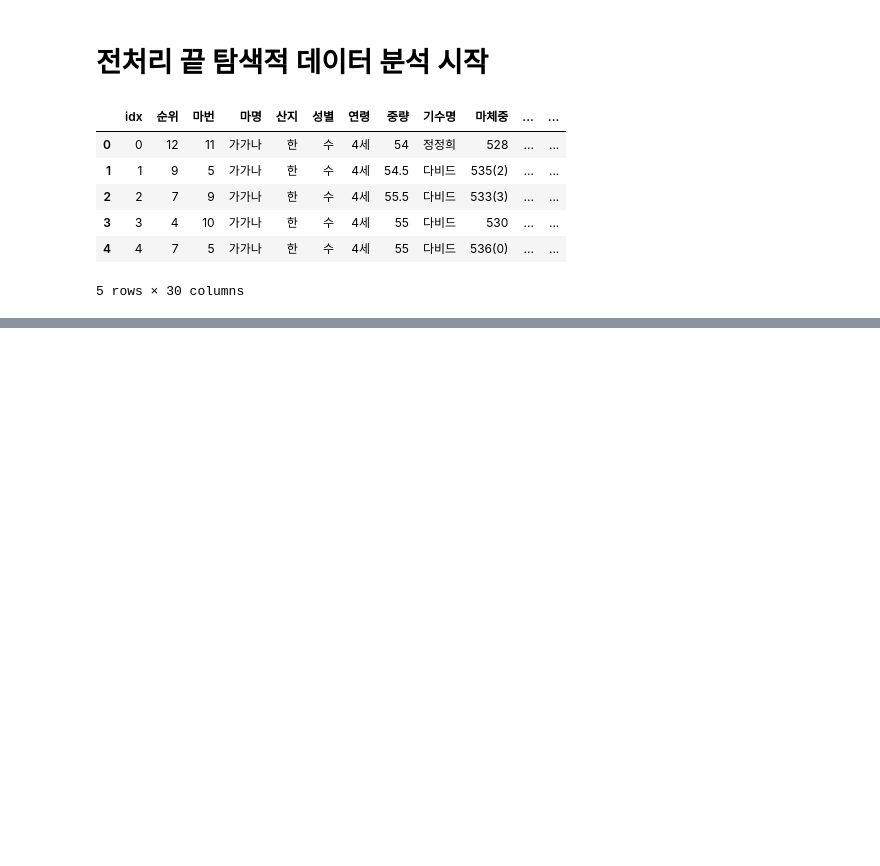
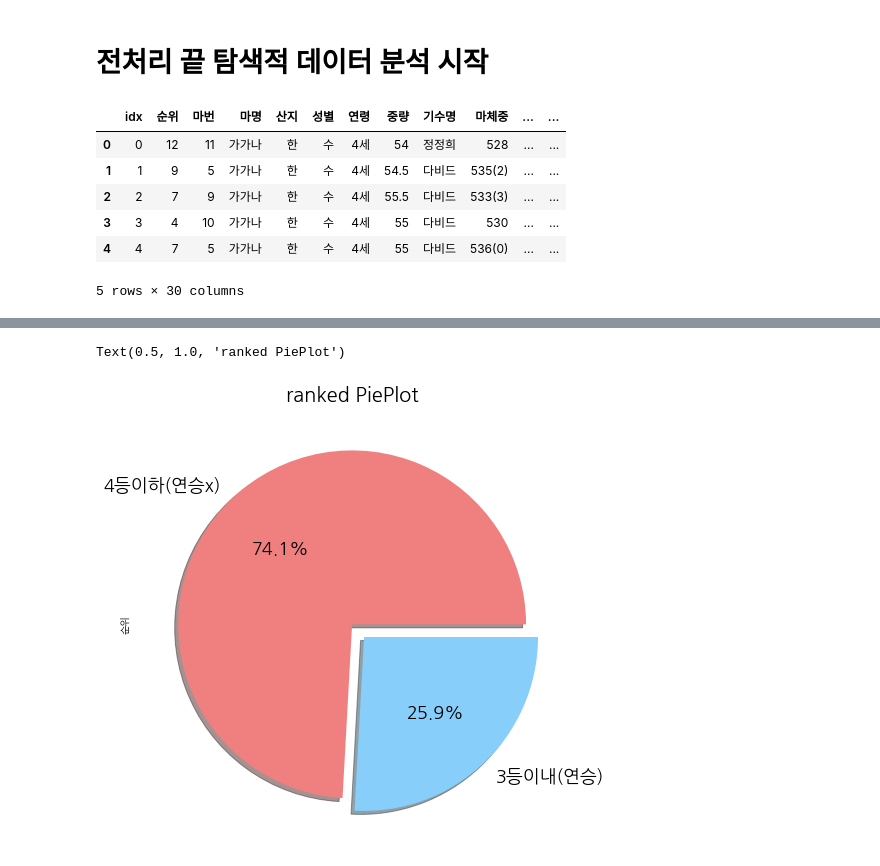
Before and after one commit to Inhatc-Bigdata-Project/RacingClassificationModel, a Jupyter notebook: final.ipynb, the cells around one changed output, grey strips where cells are left out. Drawn from its saved outputs; the diff is of its cells as text; code cells hidden in the pictures; blank space fills up the shorter version.

```diff
--- a/final.ipynb
+++ b/final.ipynb
@@ -966,3 +1063,13 @@ memory usage: 4.5+ MB
+# %%
+# 연승 데이터 분포 시각화
+
+f, ax = plt.subplots(figsize=(8,8))
+df['순위'].value_counts().plot.pie(explode = [0, 0.1], autopct = '%1.1f%%', labels=['4등이하(연승x)','3등이내(연승)'],
+shadow = True, colors=['lightcoral','lightskyblue'], textprops={'fontsize':18})
+plt.title('ranked PiePlot', size=20)
+# %% [output]
+Text(0.5, 1.0, 'ranked PiePlot')
+[figure, added]
 # %%
 df.describe()
 # %% [output]
```
Also changed, not shown: parts of 19 cells of this notebook, 1 other file.
